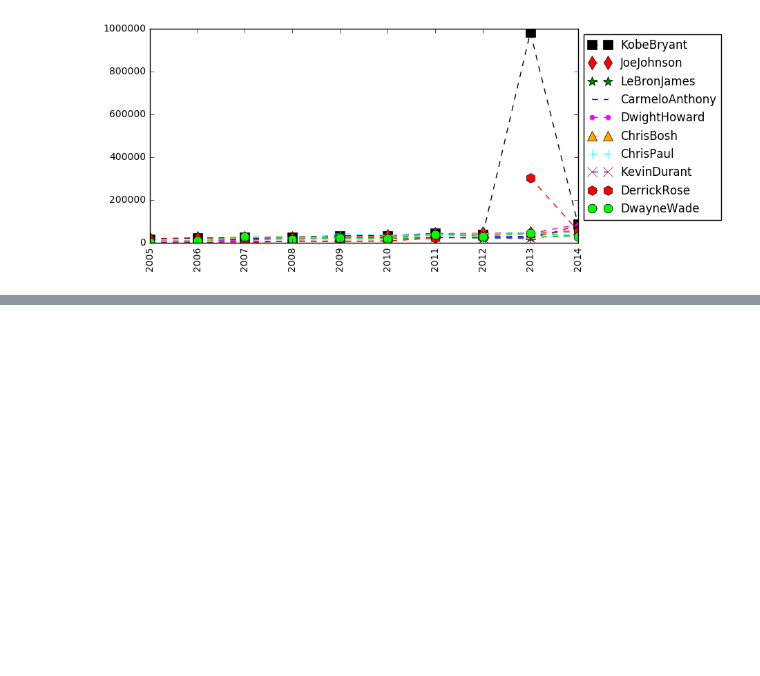
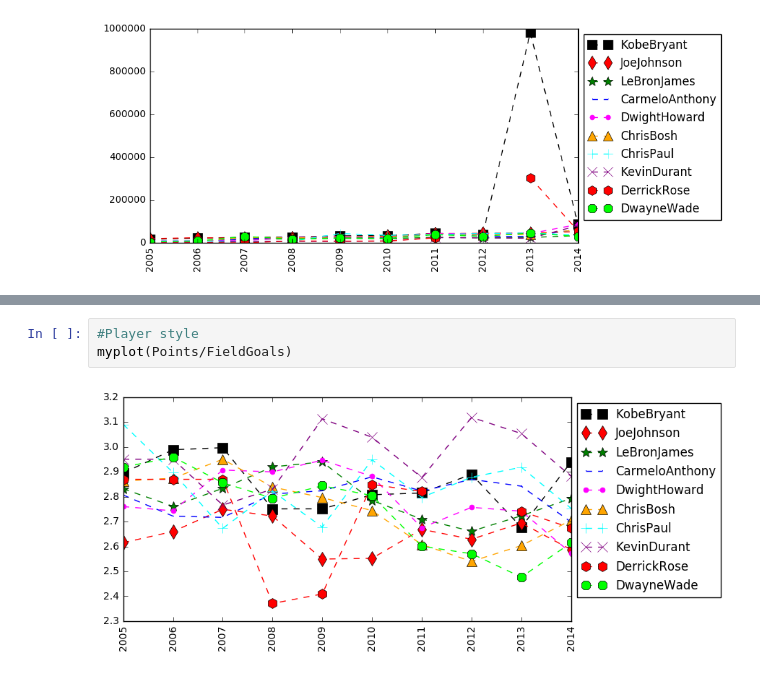
Before and after one commit to epireve/nb-projects, a Jupyter notebook: NBA Analysis.ipynb, the cells around one changed output, grey strips where cells are left out. Saved outputs shown, nothing was run; the diff lists cells and outputs as text; blank space fills up the shorter version.

```diff
--- a/NBA Analysis.ipynb
+++ b/NBA Analysis.ipynb
@@ -546,0 +560,5 @@ myplot(Salary / FieldGoals)
+# %%
+#Player style
+myplot(Points/FieldGoals)
+# %% [output]
+[figure, added]
```
Also changed, not shown: parts of 2 cells of this notebook.
